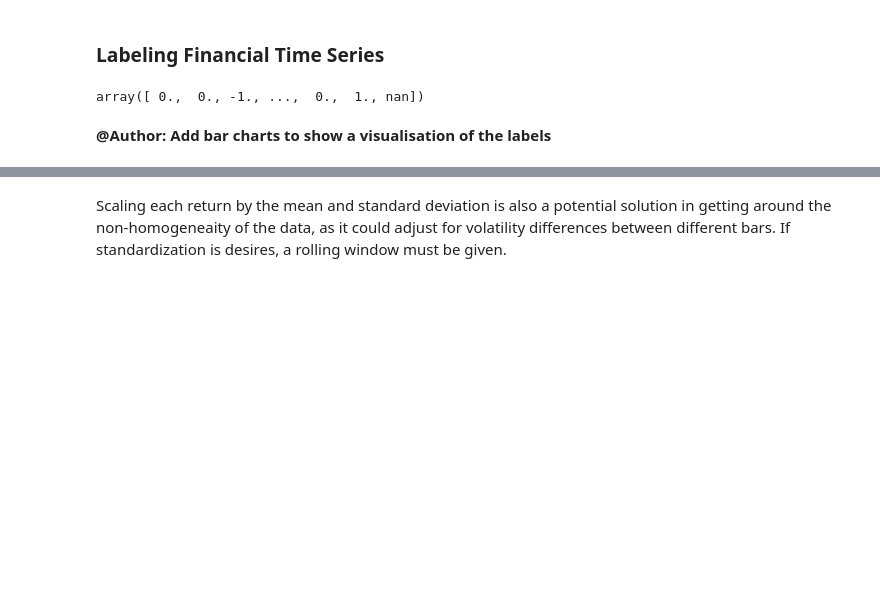
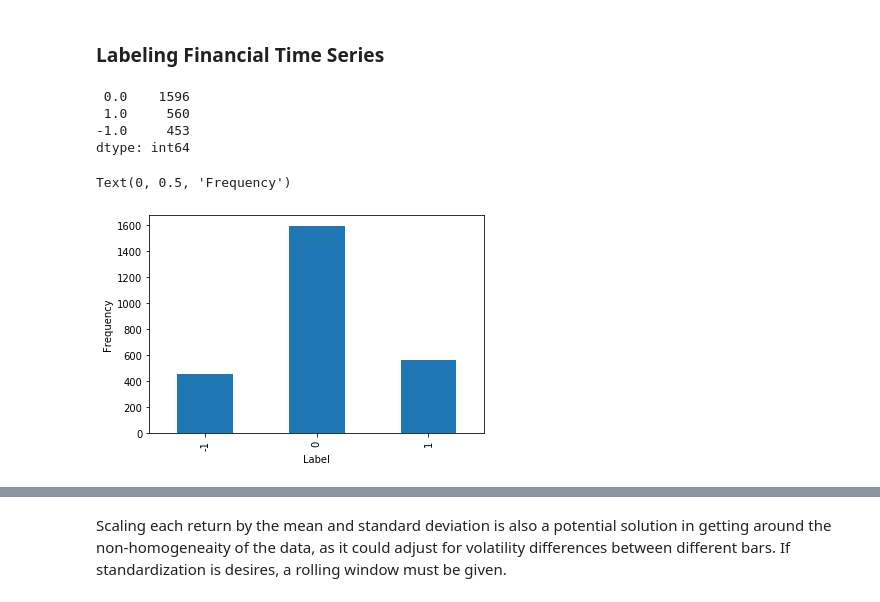
Before and after one commit to AI-Stuff/hudson-and-thames-research, a Jupyter notebook: Labelling/Labels Fixed Horizon/Fixed Time Horizon.ipynb, the cells around one changed output, grey strips where cells are left out. Cells and saved outputs as stored; diff of their text form; code cells hidden in the pictures; blank space fills up the shorter version.

Commit message:
improved the fixed horizon notebook

```diff
--- a/Labelling/Labels Fixed Horizon/Fixed Time Horizon.ipynb
+++ b/Labelling/Labels Fixed Horizon/Fixed Time Horizon.ipynb
@@ -71,8 +75,17 @@ Name: Close, dtype: float64
 # %%
 # Getting labels for a constant threshold of 1%. Will return 1 if the daily return is greater than 1%,
 # -1 if less than -1%, and  0 if in between.
-fixed_time_horizon(close, 0.01, look_forward=1)
+bars1 = fixed_time_horizon(close, 0.01, look_forward=1)
+bars1.value_counts()
 # %% [output]
-array([ 0.,  0., -1., ...,  0.,  1., nan])
+ 0.0    1596
+ 1.0     560
+-1.0     453
+dtype: int64
-# %% [markdown]
-**@Author: Add bar charts to show a visualisation of the labels**
+# %%
+ax1 = bars1.value_counts().reindex([-1, 0, 1]).plot(kind='bar', x='label', y='frequency')
+ax1.set_xlabel('Label')
+ax1.set_ylabel('Frequency')
+# %% [output]
+Text(0, 0.5, 'Frequency')
+[figure, added]
```
Also changed, not shown: parts of 22 cells of this notebook.
